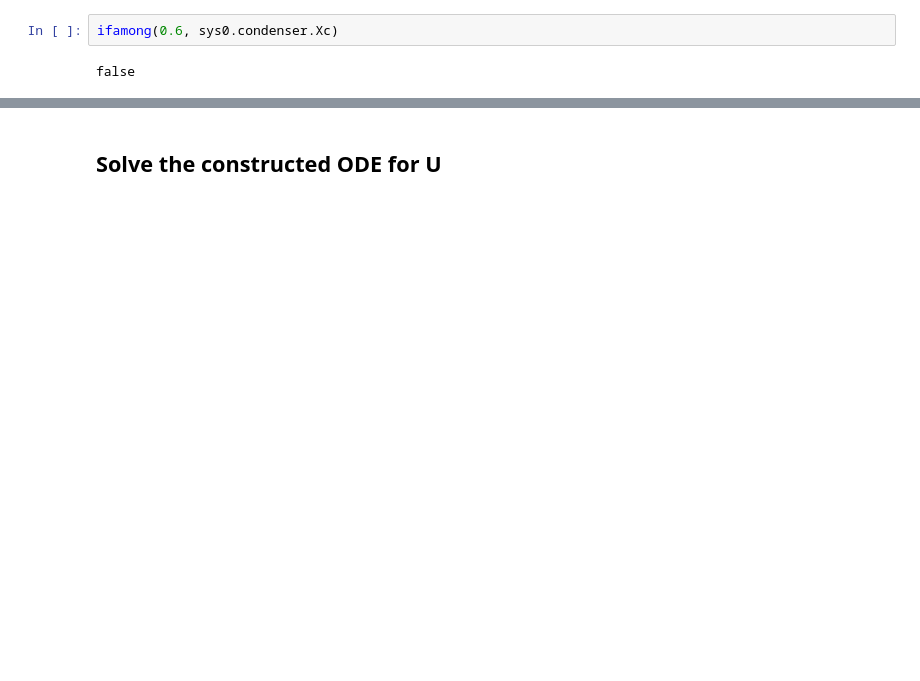
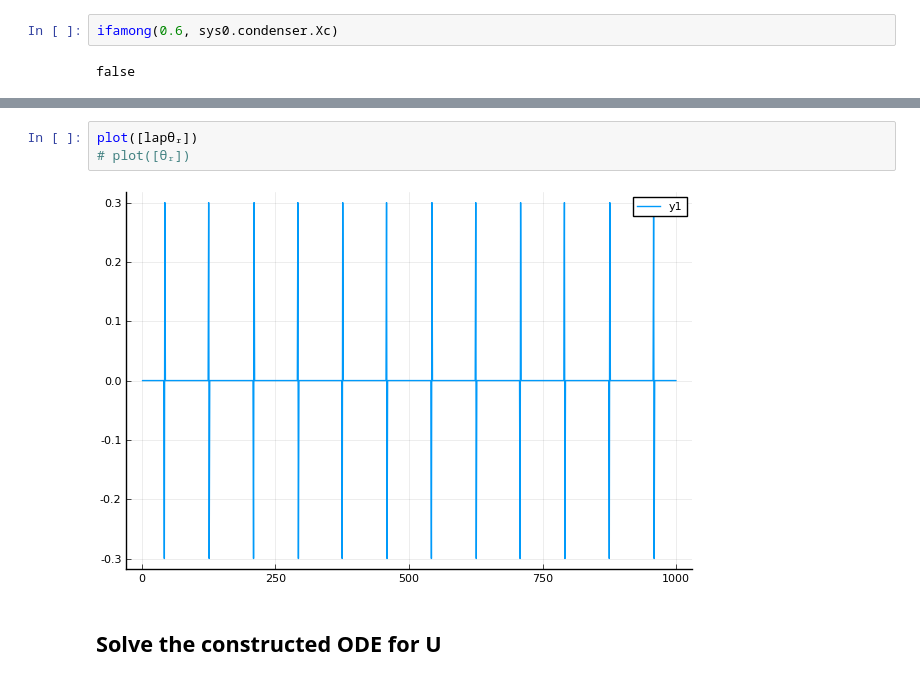
Before and after one commit to liyuxuan48/OneDThermalFlow, a Jupyter notebook: examples/U shape PHP dynamics with many liquid slugs-with wall.ipynb, the cells around one changed output, grey strips where cells are left out. Cells and saved outputs as stored; diff of their text form; blank space fills up the shorter version.

```diff
--- a/examples/U shape PHP dynamics with many liquid slugs-with wall.ipynb
+++ b/examples/U shape PHP dynamics with many liquid slugs-with wall.ipynb
@@ -158,2 +190,7 @@ Printing in grid orientation (lower left is (1,1))
+# %%
+plot([lapθᵣ])
+# plot([θᵣ])
+# %% [output]
+[figure, added]
 # %% [markdown]
 ## Solve the constructed ODE for U
```
Also changed, not shown: parts of 26 cells of this notebook.
